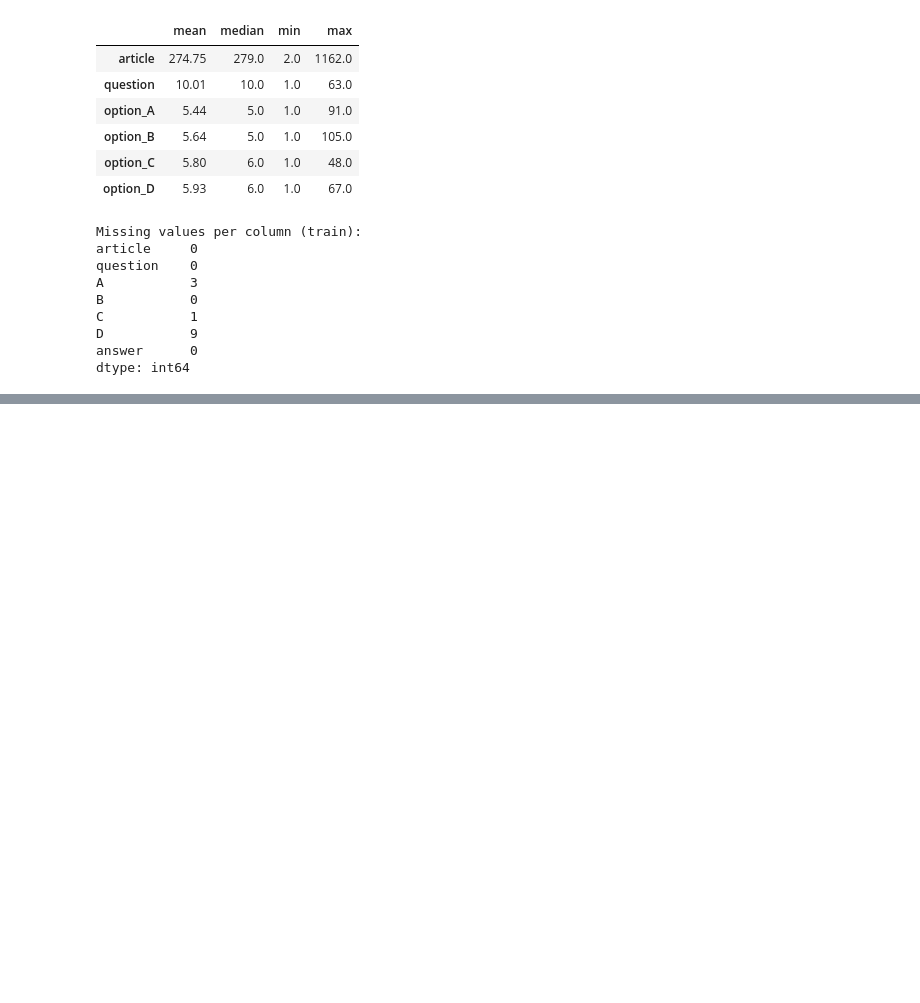
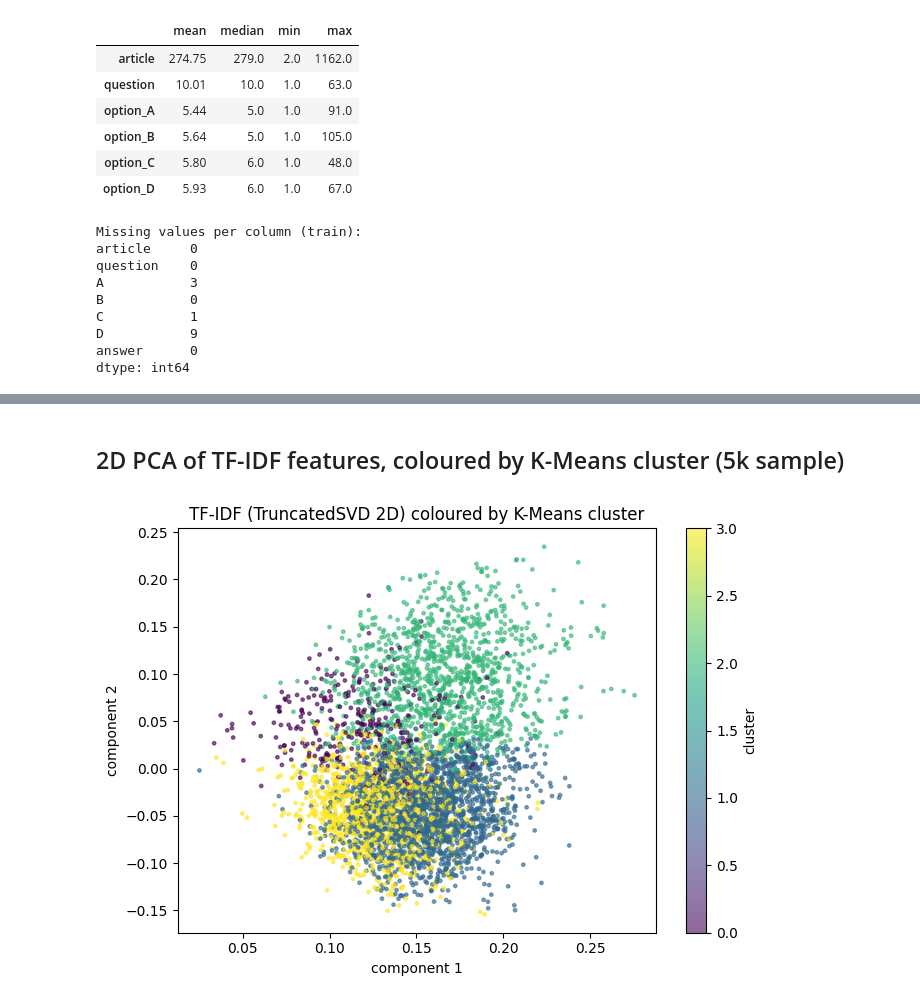
Before and after one commit to Hadeeed147/race-rc-project, a Jupyter notebook: notebooks/EDA.ipynb, the cells around one changed output, grey strips where cells are left out. Saved outputs shown, nothing was run; the diff lists cells and outputs as text; code cells hidden in the pictures; blank space fills up the shorter version.

```diff
--- a/notebooks/EDA.ipynb
+++ b/notebooks/EDA.ipynb
@@ -168,0 +231,24 @@ dtype: int64
+# %% [markdown]
+## 2D PCA of TF-IDF features, coloured by K-Means cluster (5k sample)
+# %%
+X_train = sp.load_npz(os.path.join(DATA, 'X_train.npz'))
+rng = np.random.RandomState(0)
+idx = rng.choice(X_train.shape[0], size=5000, replace=False)
+X_sub = X_train[idx]
+
+km = joblib.load(os.path.join(MODELS, 'kmeans.pkl'))
+clusters = km.predict(X_sub)
+
+svd = TruncatedSVD(n_components=2, random_state=42)
+X2 = svd.fit_transform(X_sub)
+
+fig, ax = plt.subplots(figsize=(7, 5))
+scatter = ax.scatter(X2[:, 0], X2[:, 1], c=clusters, cmap='viridis', s=6, alpha=0.6)
+ax.set_title('TF-IDF (TruncatedSVD 2D) coloured by K-Means cluster')
+ax.set_xlabel('component 1'); ax.set_ylabel('component 2')
+plt.colorbar(scatter, ax=ax, label='cluster')
+plt.tight_layout()
+plt.savefig(os.path.join(FIG_DIR, 'kmeans_pca.png'), dpi=140)
+plt.show()
+# %% [output]
+[figure, added]
```
Also changed, not shown: parts of 9 cells of this notebook, 57 other files.
